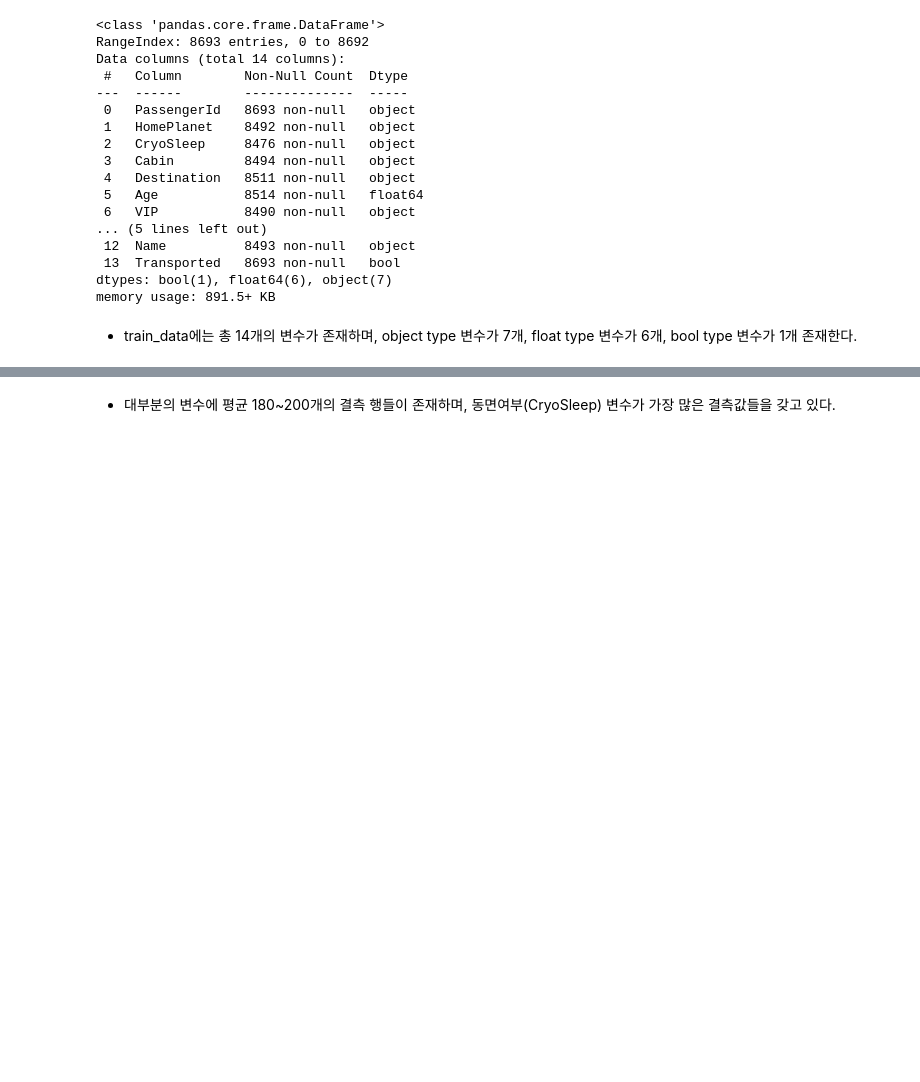
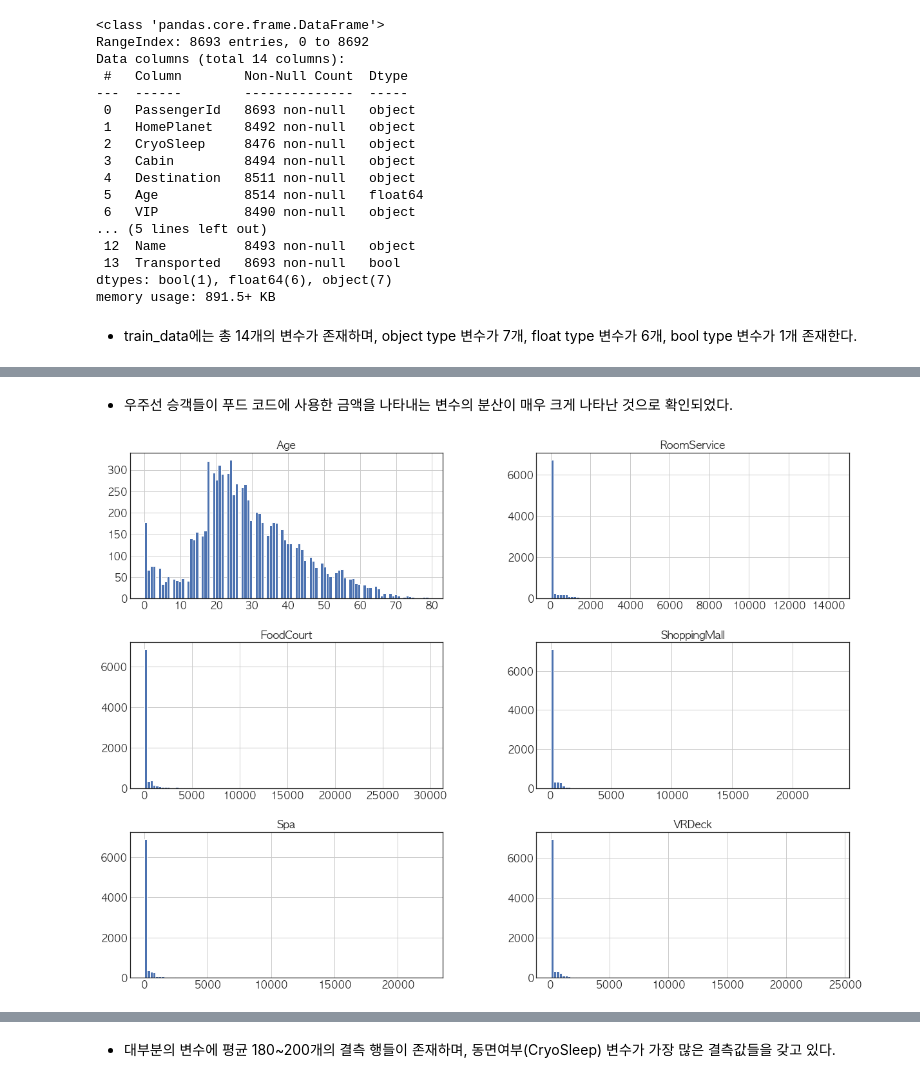
Before and after one commit to ehddy/AI_Study, a Jupyter notebook: 과제 3/과제3_18010244_김동요.ipynb, the cells around one changed output, grey strips where cells are left out. Saved outputs shown, nothing was run; the diff lists cells and outputs as text; code cells hidden in the pictures; blank space fills up the shorter version.

```diff
--- a/과제 3/과제3_18010244_김동요.ipynb
+++ b/과제 3/과제3_18010244_김동요.ipynb
@@ -6,12 +6,11 @@ import numpy as np
 import matplotlib.pyplot as plt
 %matplotlib inline
 import seaborn as sns
+sns.set(style='darkgrid', font_scale=1.4)
 import missingno as msno
 
 import warnings
 warnings.filterwarnings('ignore')
-
-
 
 
 # plt 테마 설정
@@ -24,19 +23,22 @@ plt.rcParams['axes.unicode_minus'] = False
 
 
 # 데이터셋 분할 & 교차검증 & 하이퍼파라미터 튜닝
-from sklearn.model_selection import train_test_split, cross_val_score, GridSearchCV
+from sklearn.model_selection import train_test_split, cross_val_score, GridSearchCV, RandomizedSearchCV
 
 # 결측치 처리
 from sklearn.impute import SimpleImputer
 
 # 데이터 전처리 (인코딩, 표준화, 정규화)
 from sklearn.preprocessing import LabelEncoder
-from sklearn import preprocessing
+from sklearn.preprocessing import StandardScaler, OneHotEncoder
+from sklearn.pipeline import Pipeline
+from sklearn.compose import ColumnTransformer
 
 # 모델링
 from sklearn.tree import DecisionTreeClassifier
 from sklearn.ensemble import RandomForestClassifier
 from sklearn.linear_model import LogisticRegression
+from lightgbm import LGBMClassifier
 
 
 # 성능지표
@@ -136,0 +157,7 @@ memory usage: 434.5+ KB
+# %% [markdown]
+- 우주선 승객들이 푸드 코드에 사용한 금액을 나타내는 변수의 분산이 매우 크게 나타난 것으로 확인되었다.
+# %%
+train_data.hist(bins = 100, figsize = (20,15))
+plt.show()
+# %% [output]
+[figure, added]
```
Also changed, not shown: parts of 104 cells of this notebook, 2 other files.
